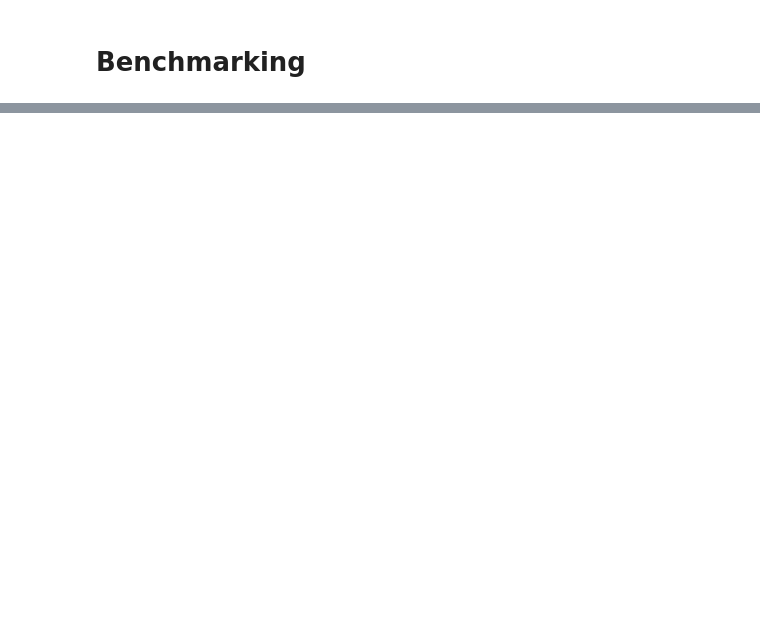
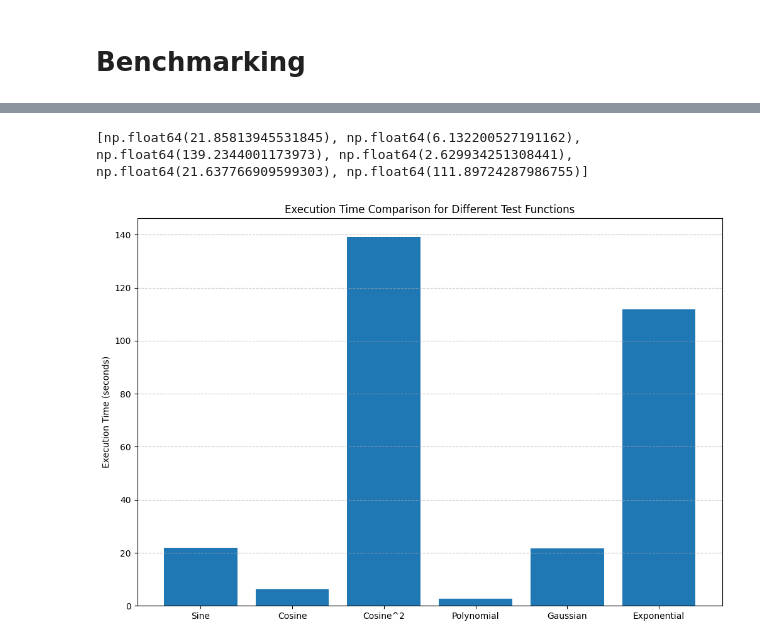
Before and after one commit to casparschucan/feynman-kac-python, a Jupyter notebook: src/benchmarking.ipynb, the cells around one changed output, grey strips where cells are left out. Cells and saved outputs as stored; diff of their text form; code cells hidden in the pictures; blank space fills up the shorter version.

```diff
--- a/src/benchmarking.ipynb
+++ b/src/benchmarking.ipynb
@@ -117,0 +135,30 @@ plt.show()
+# %%
+
+function_results = benchmark_results
+function_results = benchmark_results[benchmark_results['x'] == 0.5]
+function_results = function_results[function_results['dt0'] == 0.01]
+function_results = function_results[function_results['epsilon'] == 0.01]
+
+test_functions = {"Sine": sin,
+                  "Cosine": cos,
+                  "Cosine^2": sq_cos,
+                  "Polynomial": poly,
+                  "Gaussian": gaussian,
+                  "Exponential": exp}
+
+times = [function_results[function_results['f'] == func]['avg_execution_time'].values[0] for func in test_functions.values()]
+print(times)
+
+# Create boxplot of execution times
+plt.figure(figsize=(12, 8))
+boxplot = plt.bar(
+    list(test_functions.keys()),
+    times
+)
+
+plt.title('Execution Time Comparison for Different Test Functions')
+plt.ylabel('Execution Time (seconds)')
+plt.grid(axis='y', linestyle='--', alpha=0.7)
+# %% [output]
+[np.float64(21.85813945531845), np.float64(6.132200527191162), np.float64(139.2344001173973), np.float64(2.629934251308441), np.float64(21.637766909599303), np.float64(111.89724287986755)]
+[figure, added]
```
Also changed, not shown: parts of 4 cells of this notebook.
